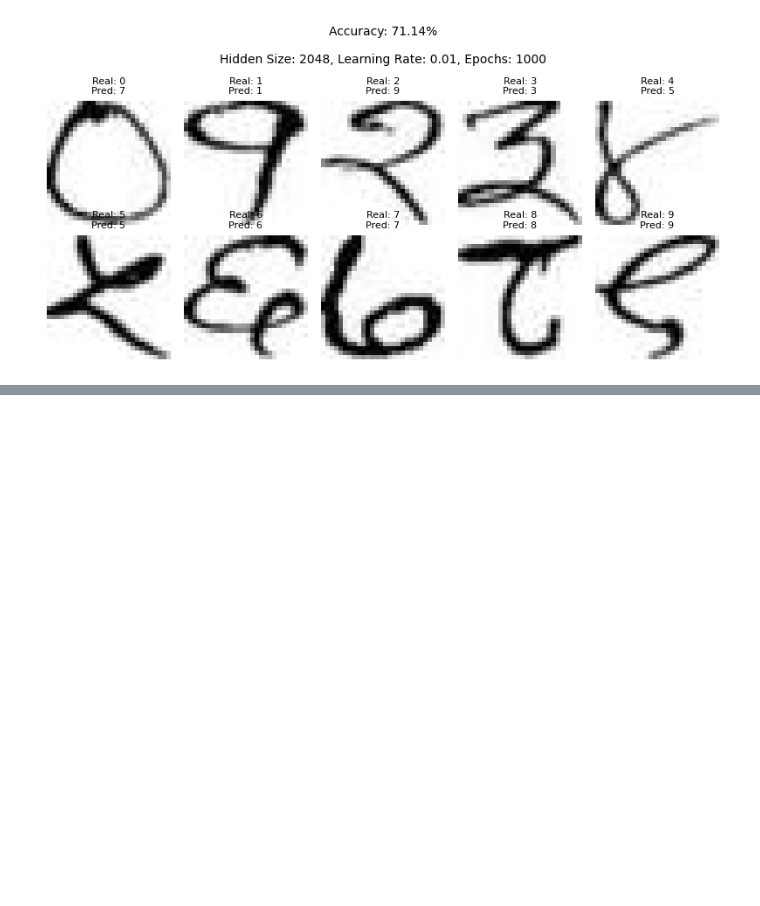
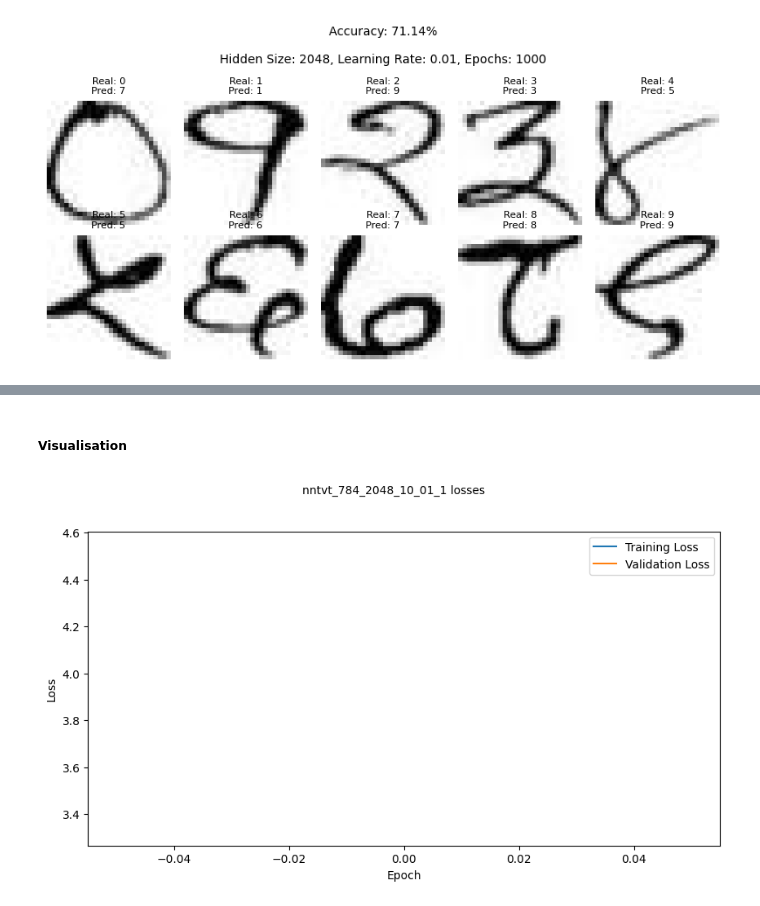
Before and after one commit to rupali-p/nepali-digit-classifier, a Jupyter notebook: model.ipynb, the cells around one changed output, grey strips where cells are left out. Cells and saved outputs as stored; diff of their text form; code cells hidden in the pictures; blank space fills up the shorter version.

```diff
--- a/model.ipynb
+++ b/model.ipynb
@@ -198,6 +201,9 @@ y_train.shape: (2010, 10)
 X_train = X_train.reshape(-1, 784)  # Reshape to (number_of_samples, 784)
 X_train = X_train / 255.0  # Normalize pixel values to [0, 1]
 
+X_val = X_val.reshape(-1, 784)  # Reshape to (number_of_samples, 784)
+X_val = X_val / 255.0  # Normalize pixel values to [0, 1]
+
 # Similarly, preprocess the test data
 X_test = X_test.reshape(-1, 784)
 X_test = X_test / 255.0
@@ -472,0 +700,13 @@ Accuracy: 71.14%
+# %%
+# Create and train the neural network
+input_size = 784  # 28x28 = 784 pixels
+output_size = 10  # 10 classes
+
+# these are the hyperparmeters
+hidden_size = 2048 # 512 # 1024
+learning_rate = 0.01 # 0.01 seems good, 0.1 is not the best
+epochs = 1
+# %%
+nntvt_784_2048_10_01_1 = NeuralNetwork_TVT_mertics(input_size, hidden_size, output_size, learning_rate)
+# %%
+nntvt_784_2048_10_01_1.train(X_train, y_train, X_val, y_val, epochs)
@@ -472,0 +736,14 @@ Accuracy: 71.14%
+# %% [markdown]
+##### Visualisation
+# %%
+# Plot training and validation losses
+plt.figure(figsize=(10, 5))
+plt.plot(nntvt_784_2048_10_01_1.train_losses, label="Training Loss")
+plt.plot(nntvt_784_2048_10_01_1.val_losses, label="Validation Loss")
+plt.xlabel("Epoch")
+plt.ylabel("Loss")
+plt.legend()
+plt.suptitle("nntvt_784_2048_10_01_1 losses", fontsize=10, y=0.995)
+plt.show()
+# %% [output]
+[figure, added]
```
Also changed, not shown: parts of 141 cells of this notebook.
